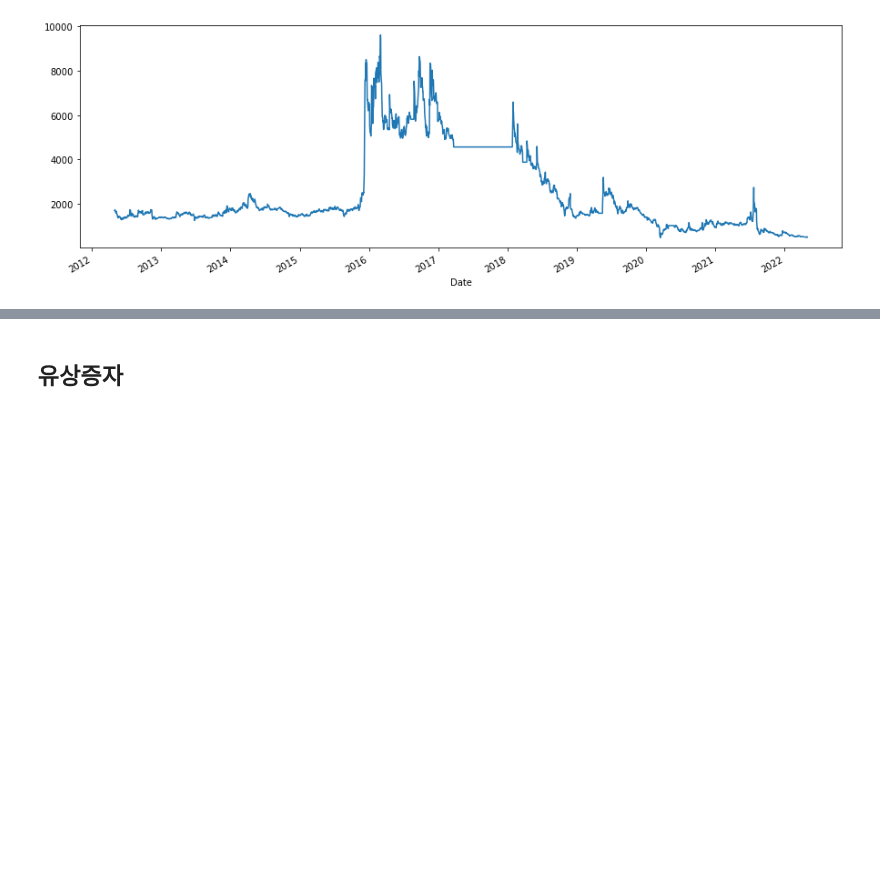
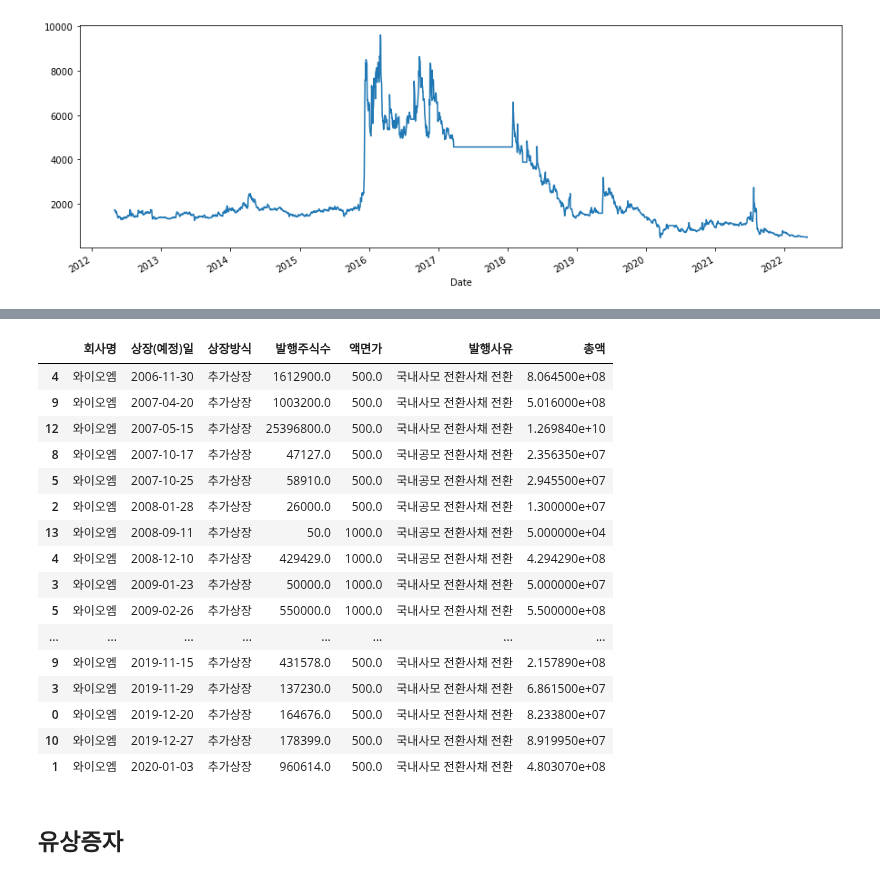
Before and after one commit to 21ckwj/fintech, a Jupyter notebook: 프로젝트5/데이터수집_작전주종목선택.ipynb, the cells around one changed output, grey strips where cells are left out. Drawn from its saved outputs; the diff is of its cells as text; code cells hidden in the pictures; blank space fills up the shorter version.

```diff
--- a/프로젝트5/데이터수집_작전주종목선택.ipynb
+++ b/프로젝트5/데이터수집_작전주종목선택.ipynb
@@ -1000,0 +1112,6 @@ df_dsnl.tail()
+# %%
+df_yom = df_cb[df_cb['회사명']=='와이오엠']
+df_yom = df_yom.sort_values(by='상장(예정)일',ascending=True)
+print(df_yom.head())
+print(df_yom.tail())
+print("전환사채발행횟수 :", len(df_yom))
@@ -1001,3 +1132,23 @@ df_dsnl.tail()
+# %%
+df_yom
+# %% [output]
+|  | 회사명 | 상장(예정)일 | 상장방식 | 발행주식수 | 액면가 | 발행사유 | 총액 |
+| 4 | 와이오엠 | 2006-11-30 | 추가상장 | 1612900.0 | 500.0 | 국내사모 전환사채 전환 | 8.064500e+08 |
+| 9 | 와이오엠 | 2007-04-20 | 추가상장 | 1003200.0 | 500.0 | 국내사모 전환사채 전환 | 5.016000e+08 |
+| 12 | 와이오엠 | 2007-05-15 | 추가상장 | 25396800.0 | 500.0 | 국내사모 전환사채 전환 | 1.269840e+10 |
+| 8 | 와이오엠 | 2007-10-17 | 추가상장 | 47127.0 | 500.0 | 국내공모 전환사채 전환 | 2.356350e+07 |
+| 5 | 와이오엠 | 2007-10-25 | 추가상장 | 58910.0 | 500.0 | 국내공모 전환사채 전환 | 2.945500e+07 |
+| 2 | 와이오엠 | 2008-01-28 | 추가상장 | 26000.0 | 500.0 | 국내공모 전환사채 전환 | 1.300000e+07 |
+| 13 | 와이오엠 | 2008-09-11 | 추가상장 | 50.0 | 1000.0 | 국내공모 전환사채 전환 | 5.000000e+04 |
+| 4 | 와이오엠 | 2008-12-10 | 추가상장 | 429429.0 | 1000.0 | 국내공모 전환사채 전환 | 4.294290e+08 |
+| 3 | 와이오엠 | 2009-01-23 | 추가상장 | 50000.0 | 1000.0 | 국내사모 전환사채 전환 | 5.000000e+07 |
+| 5 | 와이오엠 | 2009-02-26 | 추가상장 | 550000.0 | 1000.0 | 국내사모 전환사채 전환 | 5.500000e+08 |
+| ... | ... | ... | ... | ... | ... | ... | ... |
+| 9 | 와이오엠 | 2019-11-15 | 추가상장 | 431578.0 | 500.0 | 국내사모 전환사채 전환 | 2.157890e+08 |
+| 3 | 와이오엠 | 2019-11-29 | 추가상장 | 137230.0 | 500.0 | 국내사모 전환사채 전환 | 6.861500e+07 |
+| 0 | 와이오엠 | 2019-12-20 | 추가상장 | 164676.0 | 500.0 | 국내사모 전환사채 전환 | 8.233800e+07 |
+| 10 | 와이오엠 | 2019-12-27 | 추가상장 | 178399.0 | 500.0 | 국내사모 전환사채 전환 | 8.919950e+07 |
+| 1 | 와이오엠 | 2020-01-03 | 추가상장 | 960614.0 | 500.0 | 국내사모 전환사채 전환 | 4.803070e+08 |
 # %% [markdown]
  ## 유상증자
 # %% [markdown]
```
Also changed, not shown: parts of 25 cells of this notebook, 4 other files.
